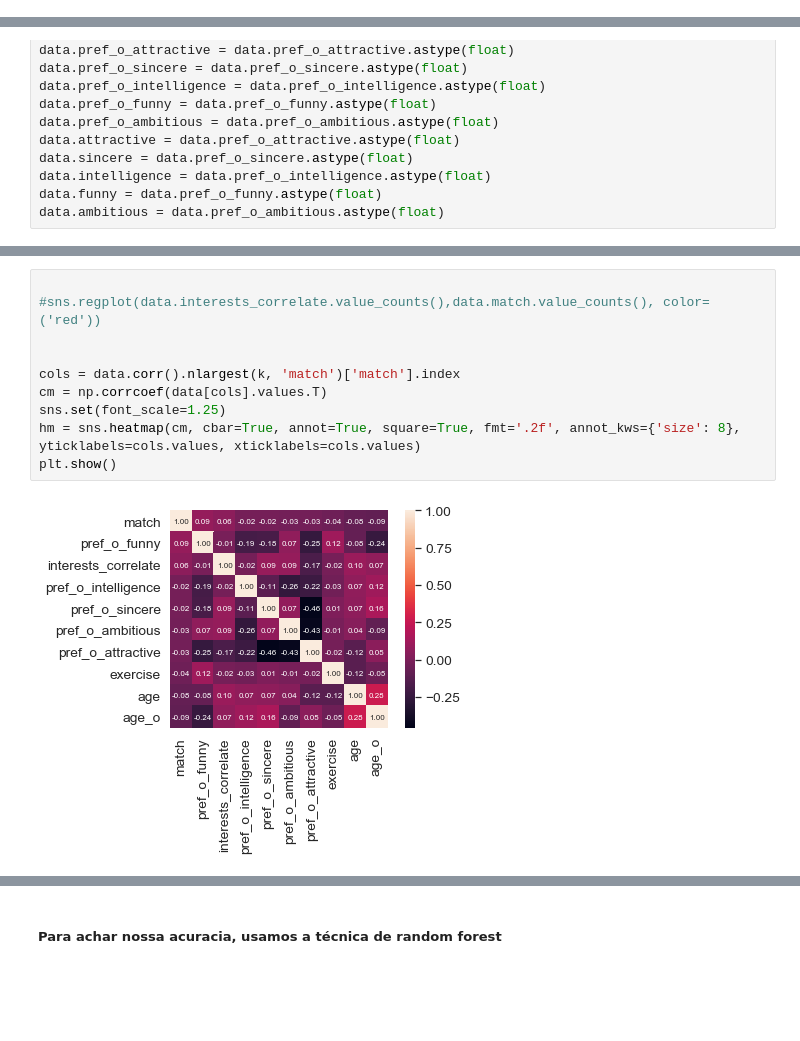
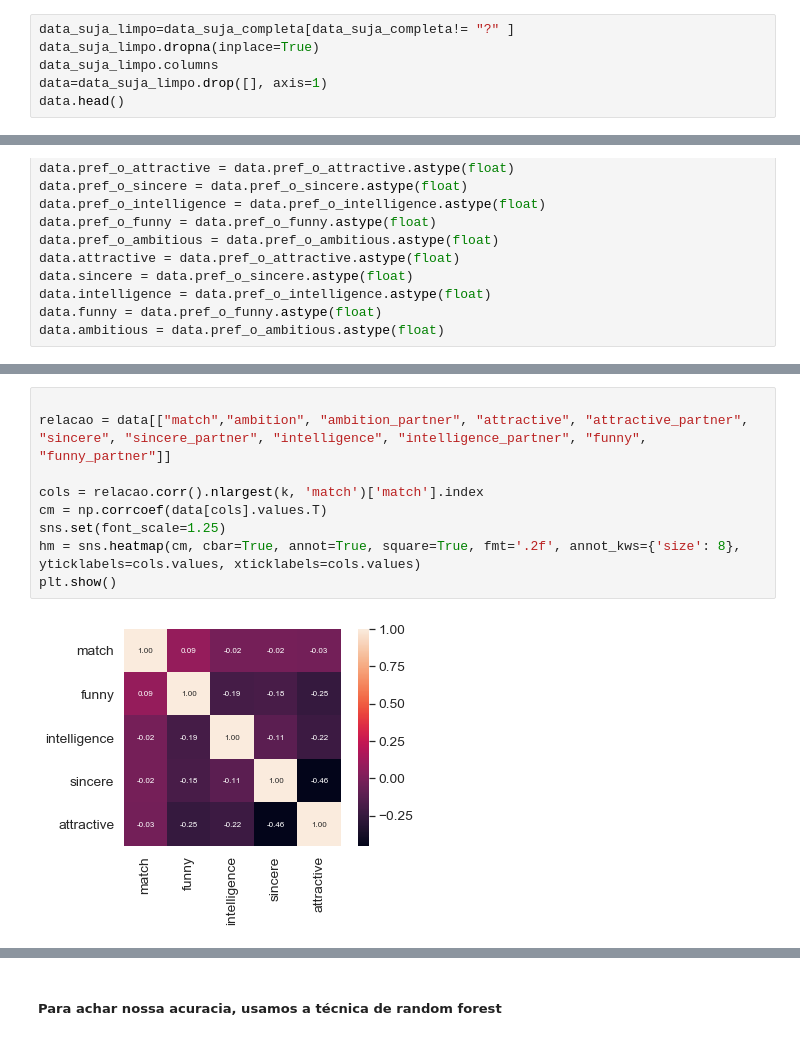
Before and after one commit to beatrizbernardino/P3_datascience, a Jupyter notebook: P3_datascience.ipynb, the cells around one changed output, grey strips where cells are left out. Cells and saved outputs as stored; diff of their text form; blank space fills up the shorter version.

```diff
--- a/P3_datascience.ipynb
+++ b/P3_datascience.ipynb
@@ -48,0 +80,6 @@ data.head()
+# %%
+data_suja_limpo=data_suja_completa[data_suja_completa!= "?" ]
+data_suja_limpo.dropna(inplace=True)
+data_suja_limpo.columns
+data=data_suja_limpo.drop([], axis=1)
+data.head()
@@ -86,15 +183,14 @@ memory usage: 466.7+ KB
 # %%
 
-#sns.regplot(data.interests_correlate.value_counts(),data.match.value_counts(), color=('red'))
+relacao = data[["match","ambition", "ambition_partner", "attractive", "attractive_partner", "sincere", "sincere_partner", "intelligence", "intelligence_partner", "funny", "funny_partner"]]
 
-
-cols = data.corr().nlargest(k, 'match')['match'].index
+cols = relacao.corr().nlargest(k, 'match')['match'].index
 cm = np.corrcoef(data[cols].values.T)
 sns.set(font_scale=1.25)
 hm = sns.heatmap(cm, cbar=True, annot=True, square=True, fmt='.2f', annot_kws={'size': 8}, yticklabels=cols.values, xticklabels=cols.values)
 plt.show()
 # %% [output]
-[figure, old version]
+[figure, new version]
 # %%
 grafico=data.match.value_counts()
 grafico.plot(kind='pie', colors=('pink', 'gold'), autopct="%0.2f",legend=False)
```
Also changed, not shown: parts of 33 cells of this notebook.
